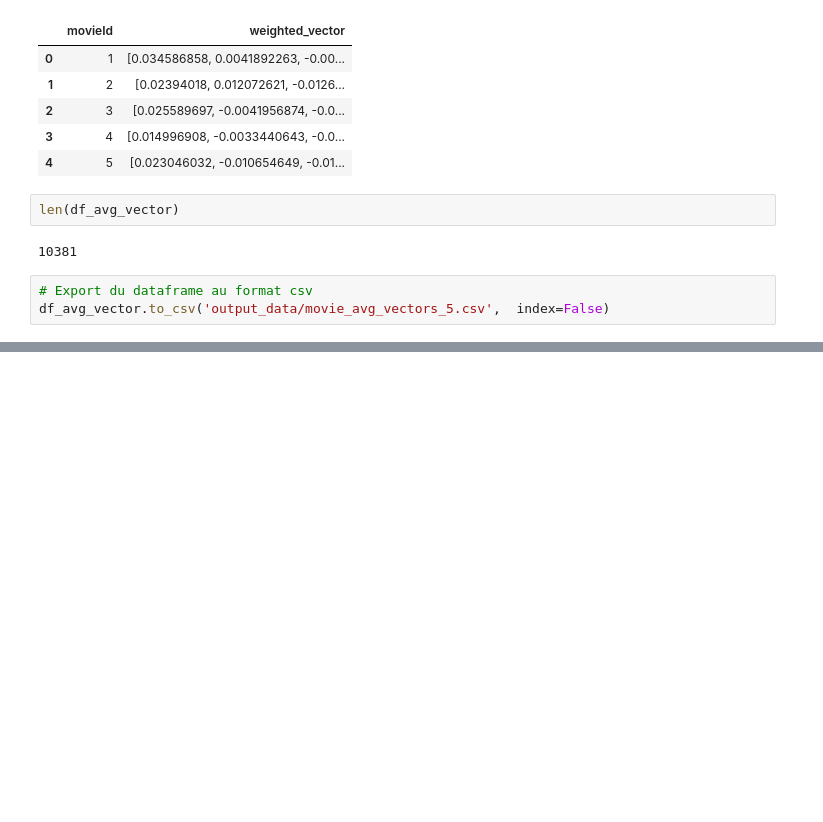
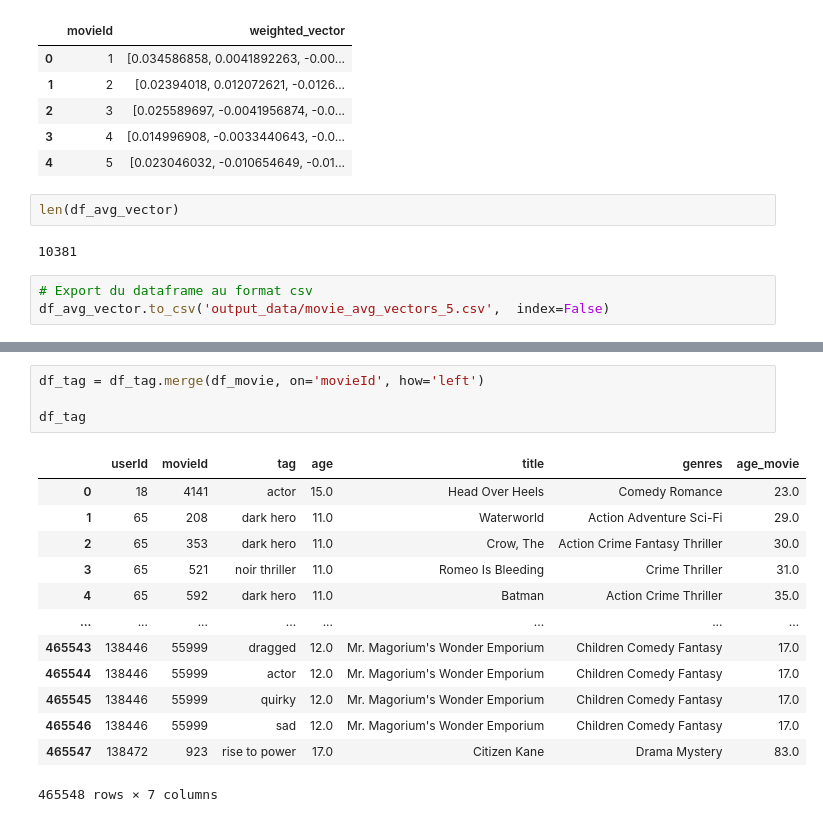
Before and after one commit to jcrigoni/grand_ml_project, a Jupyter notebook: 4_user_embedding.ipynb, the cells around one changed output, grey strips where cells are left out. Drawn from its saved outputs; the diff is of its cells as text; blank space fills up the shorter version.

```diff
--- a/4_user_embedding.ipynb
+++ b/4_user_embedding.ipynb
@@ -679,0 +720,18 @@ print(recommended_movies[:15])
+# %%
+df_tag = df_tag.merge(df_movie, on='movieId', how='left')
+
+df_tag
+# %% [output]
+|  | userId | movieId | tag | age | title | genres | age_movie |
+| 0 | 18 | 4141 | actor | 15.0 | Head Over Heels | Comedy Romance | 23.0 |
+| 1 | 65 | 208 | dark hero | 11.0 | Waterworld | Action Adventure Sci-Fi | 29.0 |
+| 2 | 65 | 353 | dark hero | 11.0 | Crow, The | Action Crime Fantasy Thriller | 30.0 |
+| 3 | 65 | 521 | noir thriller | 11.0 | Romeo Is Bleeding | Crime Thriller | 31.0 |
+| 4 | 65 | 592 | dark hero | 11.0 | Batman | Action Crime Thriller | 35.0 |
+| ... | ... | ... | ... | ... | ... | ... | ... |
+| 465543 | 138446 | 55999 | dragged | 12.0 | Mr. Magorium's Wonder Emporium | Children Comedy Fantasy | 17.0 |
+| 465544 | 138446 | 55999 | actor | 12.0 | Mr. Magorium's Wonder Emporium | Children Comedy Fantasy | 17.0 |
+| 465545 | 138446 | 55999 | quirky | 12.0 | Mr. Magorium's Wonder Emporium | Children Comedy Fantasy | 17.0 |
+| 465546 | 138446 | 55999 | sad | 12.0 | Mr. Magorium's Wonder Emporium | Children Comedy Fantasy | 17.0 |
+| 465547 | 138472 | 923 | rise to power | 17.0 | Citizen Kane | Drama Mystery | 83.0 |
+465548 rows × 7 columns
```
Also changed, not shown: parts of 5 cells of this notebook, 1 other file.
